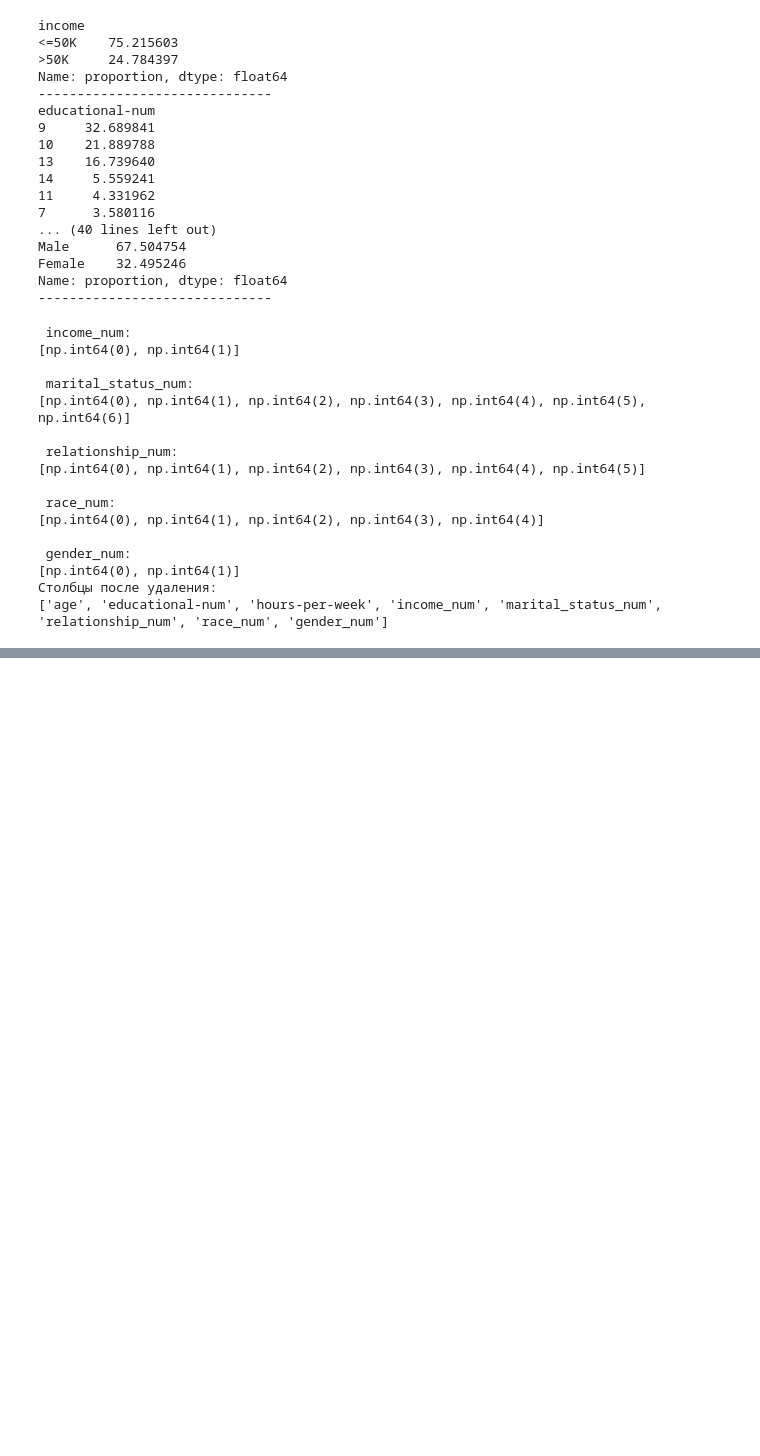
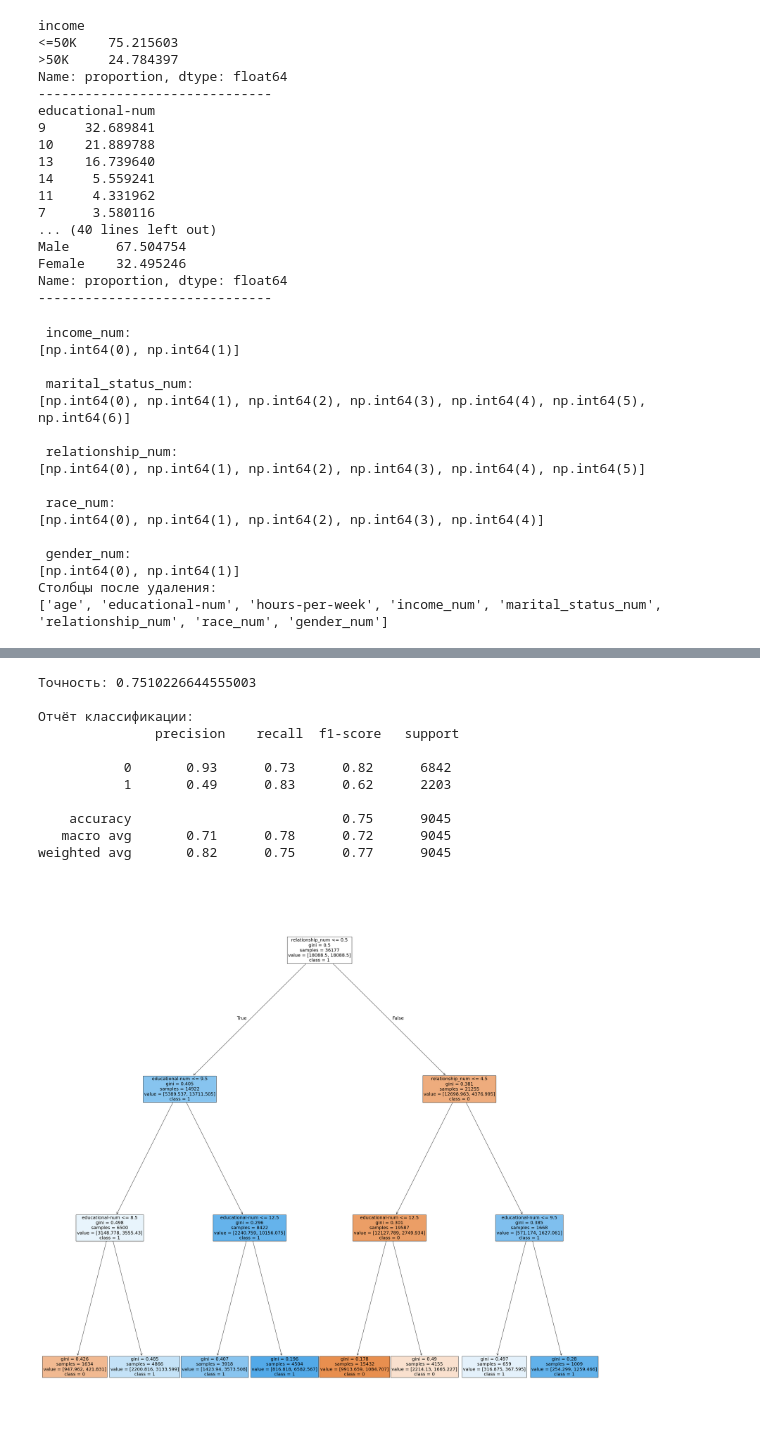
Before and after one commit to DaryaBorovinskaya/MAD_lab2, a Jupyter notebook: lab2.ipynb, the cells around one changed output, grey strips where cells are left out. Drawn from its saved outputs; the diff is of its cells as text; code cells hidden in the pictures; blank space fills up the shorter version.

Commit message:
Дерево решений

```diff
--- a/lab2.ipynb
+++ b/lab2.ipynb
@@ -99,12 +113,17 @@ Female    32.495246
 Name: proportion, dtype: float64
 ------------------------------
 # %%
-le = LabelEncoder()
-df['income_num'] = le.fit_transform(df['income'])
-df['marital_status_num'] = le.fit_transform(df['marital-status'])
-df['relationship_num'] = le.fit_transform(df['relationship'])
-df['race_num'] = le.fit_transform(df['race'])
-df['gender_num'] = le.fit_transform(df['gender'])
+le_income = LabelEncoder()
+le_marital = LabelEncoder()
+le_relationship = LabelEncoder()
+le_race = LabelEncoder()
+le_gender = LabelEncoder()
+
+df['income_num'] = le_income.fit_transform(df['income'])
+df['marital_status_num'] = le_marital.fit_transform(df['marital-status'])
+df['relationship_num'] = le_relationship.fit_transform(df['relationship'])
+df['race_num'] = le_race.fit_transform(df['race'])
+df['gender_num'] = le_gender.fit_transform(df['gender'])
 
 print("\n income_num:")
 print(sorted(df['income_num'].unique()))
@@ -173,0 +191,50 @@ dtype: float64
+# %%
+X = df.drop('income_num', axis=1)  # все столбцы, кроме целевой
+y = df['income_num']
+
+# Разделение на обучающую и тестовую выборки
+X_train, X_test, y_train, y_test = train_test_split(X, y, test_size=0.2, random_state=42)
+
+# Создание модели дерева решений
+clf = DecisionTreeClassifier(
+    random_state=42,
+    max_depth=3,
+    class_weight='balanced',
+    min_samples_split=10,  # минимум 10 образцов для разбиения
+    min_samples_leaf=5,    # минимум 5 в листе
+    criterion='gini'
+)
+
+# Обучение модели
+clf.fit(X_train, y_train)
+
+# Предсказания
+y_pred = clf.predict(X_test)
+
+# Оценка точности
+print("Точность:", accuracy_score(y_test, y_pred))
+print("\nОтчёт классификации:\n", classification_report(y_test, y_pred))
+
+
+plt.figure(figsize=(40, 40))
+plot_tree(clf,
+          filled=True,
+          fontsize=18,
+          max_depth=3,
+          feature_names=X.columns,
+          class_names=clf.classes_.astype(str),  # если классы числовые, преобразуем в строки
+          )
+plt.show()
+# %% [output]
+Точность: 0.7510226644555003
+
+Отчёт классификации:
+               precision    recall  f1-score   support
+
+           0       0.93      0.73      0.82      6842
+           1       0.49      0.83      0.62      2203
+
+    accuracy                           0.75      9045
+   macro avg       0.71      0.78      0.72      9045
+weighted avg       0.82      0.75      0.77      9045
+[figure, added]
```
Also changed, not shown: parts of 8 cells of this notebook, 3 other files.
